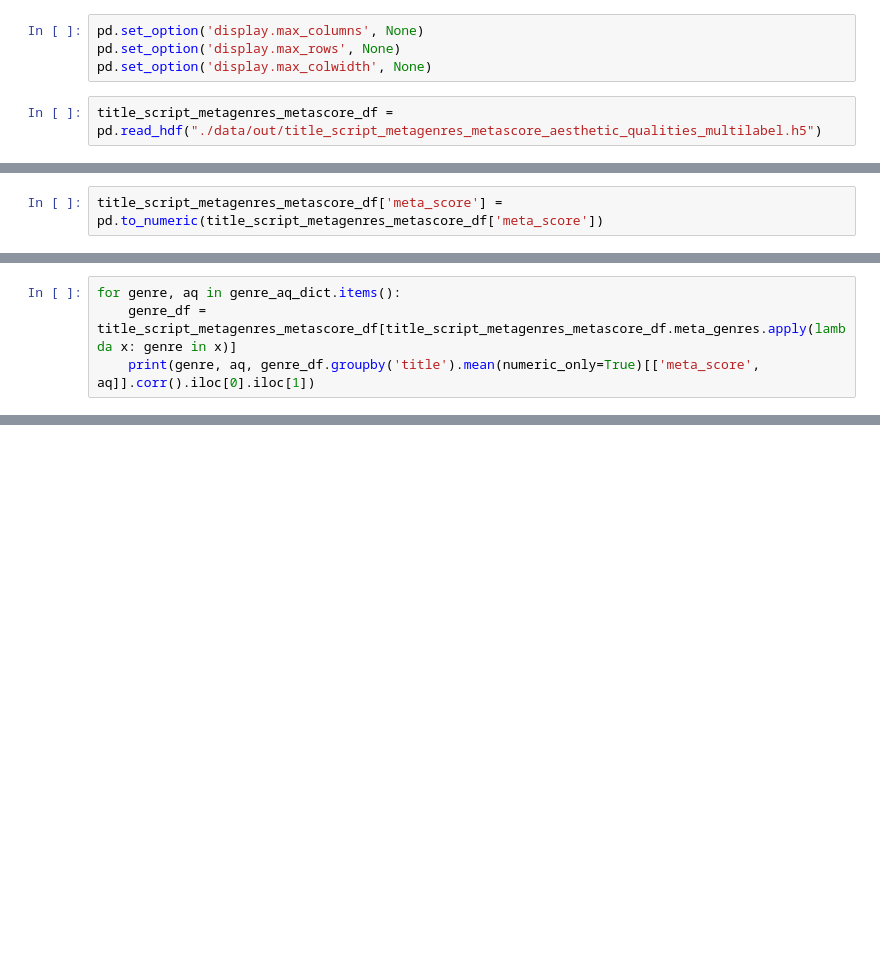
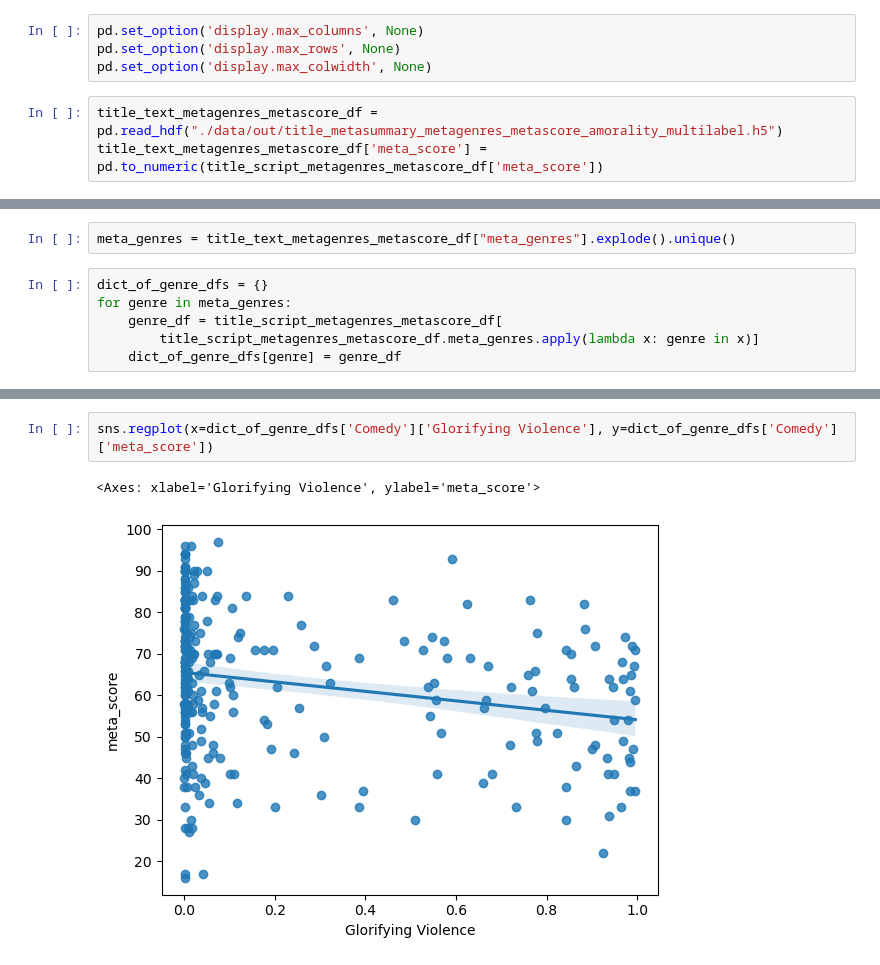
Before and after one commit to b-alvinge/imsdb_metacritic_models, a Jupyter notebook: script_analysis.ipynb, the cells around one changed output, grey strips where cells are left out. Saved outputs shown, nothing was run; the diff lists cells and outputs as text; blank space fills up the shorter version.

Commit message:
started new inference function (amorality), cleaned some comments, and finished a wokring output of said function in the script_analysis notebook.

```diff
--- a/script_analysis.ipynb
+++ b/script_analysis.ipynb
@@ -6,4 +11,5 @@ pd.set_option('display.max_columns', None)
 pd.set_option('display.max_rows', None)
 pd.set_option('display.max_colwidth', None)
 # %%
-title_script_metagenres_metascore_df = pd.read_hdf("./data/out/title_script_metagenres_metascore_aesthetic_qualities_multilabel.h5")
+title_text_metagenres_metascore_df = pd.read_hdf("./data/out/title_metasummary_metagenres_metascore_amorality_multilabel.h5")
+title_text_metagenres_metascore_df['meta_score'] = pd.to_numeric(title_script_metagenres_metascore_df['meta_score'])
@@ -25,2 +15,0 @@ title_script_metagenres_metascore_df['meta_genres'].explode().value_counts().plo
-# %%
-title_script_metagenres_metascore_df['meta_score'] = pd.to_numeric(title_script_metagenres_metascore_df['meta_score'])
@@ -72,4 +26,8 @@ list(genre_aq_dict.keys())
+# %%
+meta_genres = title_text_metagenres_metascore_df["meta_genres"].explode().unique()
 # %%
-for genre, aq in genre_aq_dict.items():
-    genre_df = title_script_metagenres_metascore_df[title_script_metagenres_metascore_df.meta_genres.apply(lambda x: genre in x)]
-    print(genre, aq, genre_df.groupby('title').mean(numeric_only=True)[['meta_score', aq]].corr().iloc[0].iloc[1])
+dict_of_genre_dfs = {}
+for genre in meta_genres:
+    genre_df = title_script_metagenres_metascore_df[
+        title_script_metagenres_metascore_df.meta_genres.apply(lambda x: genre in x)]
+    dict_of_genre_dfs[genre] = genre_df
@@ -113,0 +57,5 @@ MannwhitneyuResult(statistic=204372064522.0, pvalue=4.699438256784766e-274)
+# %%
+sns.regplot(x=dict_of_genre_dfs['Comedy']['Glorifying Violence'], y=dict_of_genre_dfs['Comedy']['meta_score'])
+# %% [output]
+<Axes: xlabel='Glorifying Violence', ylabel='meta_score'>
+[figure, added]
```
Also changed, not shown: parts of 16 cells of this notebook, 1 other file.
